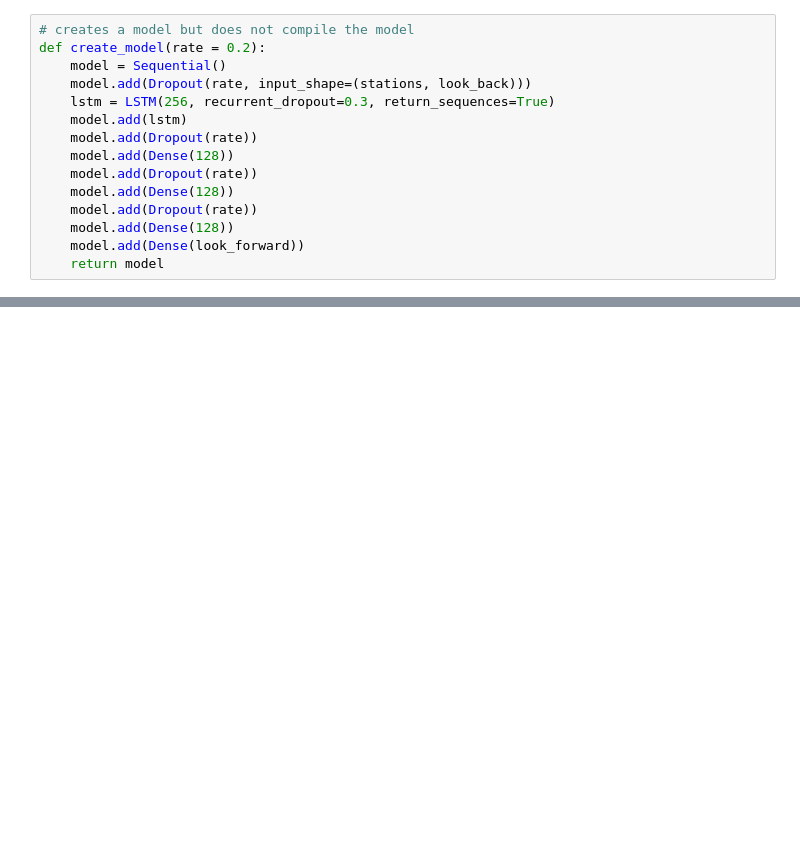
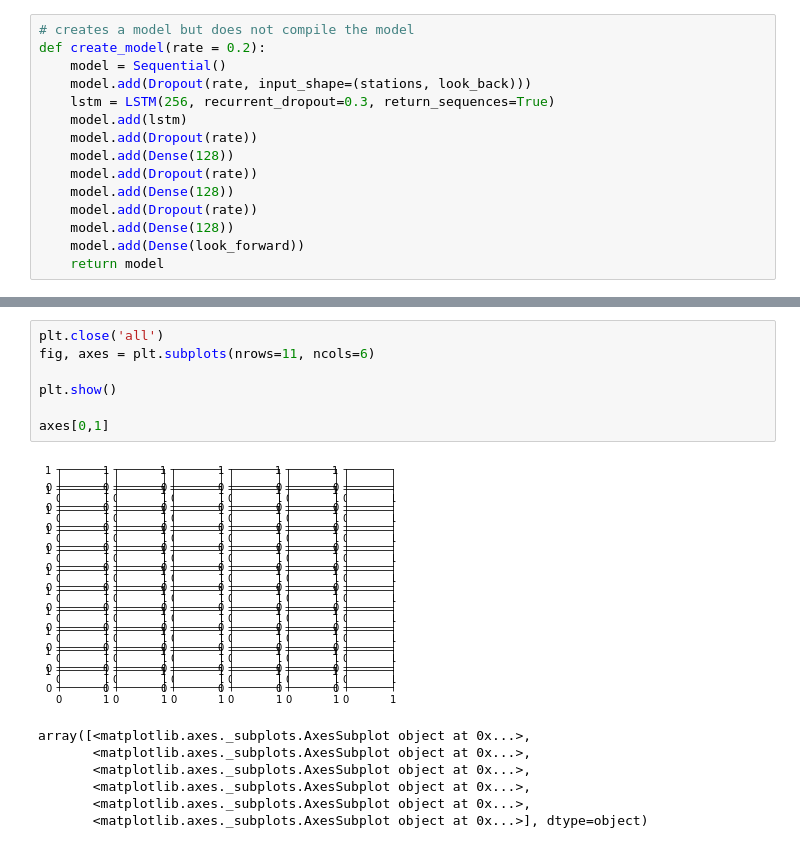
Before and after one commit to huevosabio/ts-predict, a Jupyter notebook: 5 - Expanding the Neural Nets Scope.ipynb, the cells around one changed output, grey strips where cells are left out. Cells and saved outputs as stored; diff of their text form; blank space fills up the shorter version.

```diff
--- a/5 - Expanding the Neural Nets Scope.ipynb
+++ b/5 - Expanding the Neural Nets Scope.ipynb
@@ -252,0 +227,15 @@ plt.show()
+# %%
+plt.close('all')
+fig, axes = plt.subplots(nrows=11, ncols=6)
+
+plt.show()
+
+axes[0,1]
+# %% [output]
+[figure, added]
+array([<matplotlib.axes._subplots.AxesSubplot object at 0x...>,
+       <matplotlib.axes._subplots.AxesSubplot object at 0x...>,
+       <matplotlib.axes._subplots.AxesSubplot object at 0x...>,
+       <matplotlib.axes._subplots.AxesSubplot object at 0x...>,
+       <matplotlib.axes._subplots.AxesSubplot object at 0x...>,
+       <matplotlib.axes._subplots.AxesSubplot object at 0x...>], dtype=object)
```
Also changed, not shown: parts of 6 cells of this notebook.
